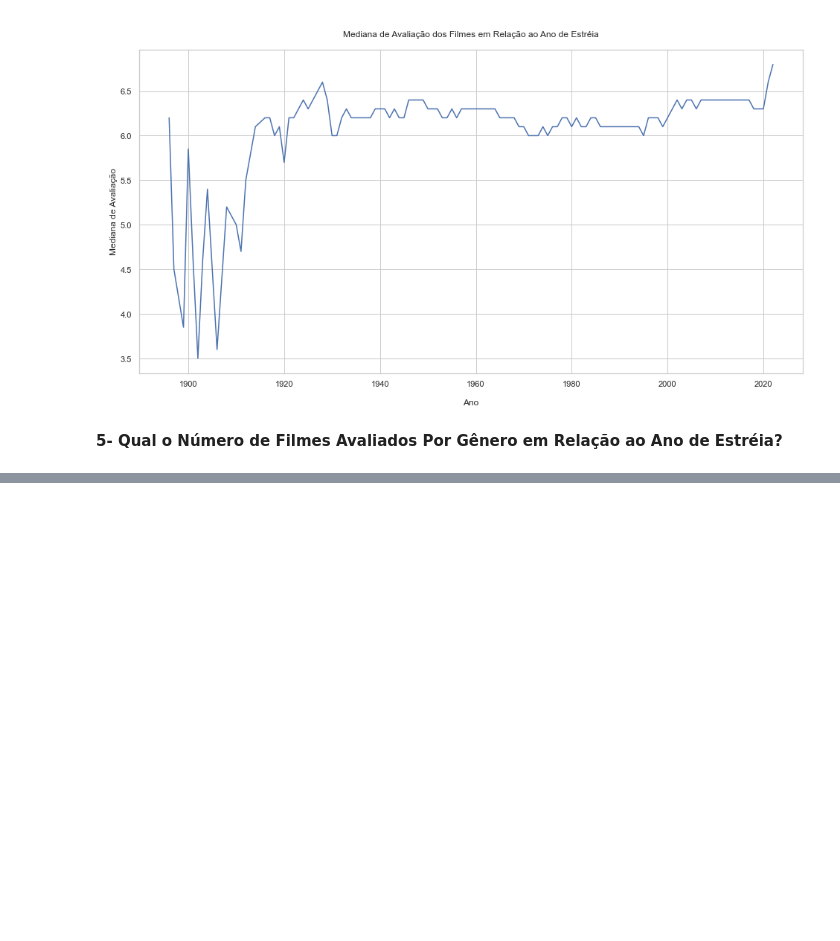
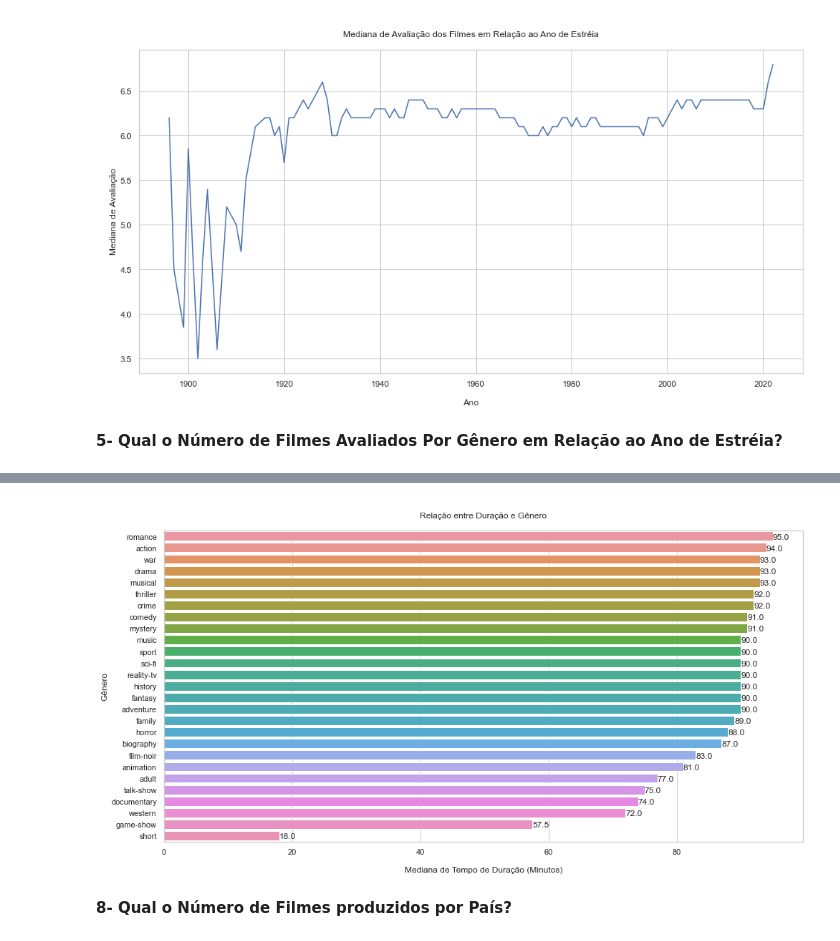
Before and after one commit to antonioliverjr/pydata_miniprojetodsa, a Jupyter notebook: imdb_analise.ipynb, the cells around one changed output, grey strips where cells are left out. Cells and saved outputs as stored; diff of their text form; code cells hidden in the pictures; blank space fills up the shorter version.

```diff
--- a/imdb_analise.ipynb
+++ b/imdb_analise.ipynb
@@ -430,0 +539,10 @@ plt.show()
+# %%
+consulta7 = '''
+    select avg(runtime_minutes) runtime, genres
+    from titles
+    where type='movie'
+    and runtime_minutes != 'NaN'
+    group by genres
+'''
+resultado7 = pd.read_sql_query(consulta7, conn)
+display(resultado7)
@@ -430,0 +563,29 @@ plt.show()
+# %%
+generos_unicos = retorna_generos(resultado7)
+# %%
+generos_runtime = []
+for item in generos_unicos:
+    consulta = 'select runtime_minutes runtime from titles where genres like \'%'+item+'%\' and type=\'movie\' and runtime_minutes != \'NaN\''
+    resultado = pd.read_sql_query(consulta, conn)
+    generos_runtime.append(np.median(resultado['runtime']))
+
+df_genero_runtime = pd.DataFrame()
+df_genero_runtime['genres'] = generos_unicos
+df_genero_runtime['runtime'] = generos_runtime
+# %%
+df_genero_runtime = df_genero_runtime.drop(index=18)
+df_genero_runtime = df_genero_runtime.sort_values(by='runtime', ascending=False)
+# %%
+plt.figure(figsize=(16,8))
+sns.barplot(y=df_genero_runtime.genres, x=df_genero_runtime.runtime, orient='h')
+for i in range(len(df_genero_runtime.index)):
+    plt.text(df_genero_runtime.runtime[df_genero_runtime.index[i]], i+0.25
+    , round(df_genero_runtime.runtime[df_genero_runtime.index[i]],2))
+plt.ylabel('Gênero')
+plt.xlabel('\nMediana de Tempo de Duração (Minutos)')
+plt.title('\nRelação entre Duração e Gênero\n')
+plt.show()
+# %% [output]
+[figure, added]
+# %% [markdown]
+**8- Qual o Número de Filmes produzidos por País?**
```
Also changed, not shown: parts of 22 cells of this notebook.
